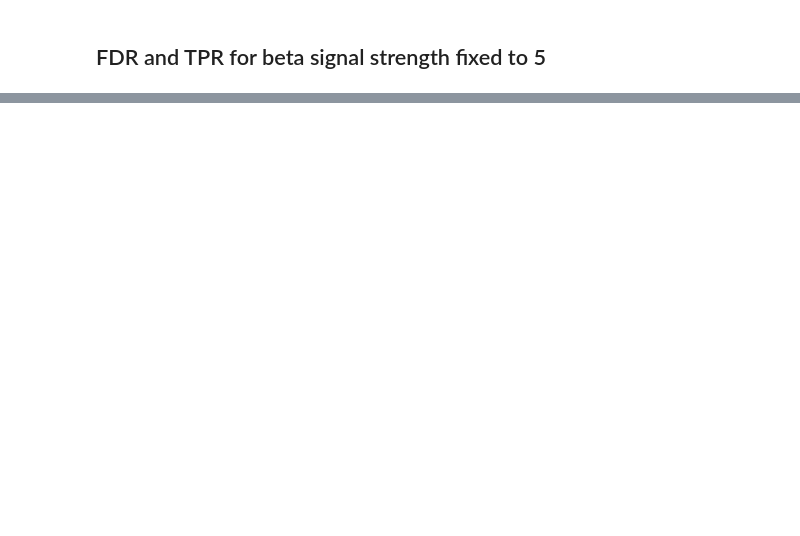
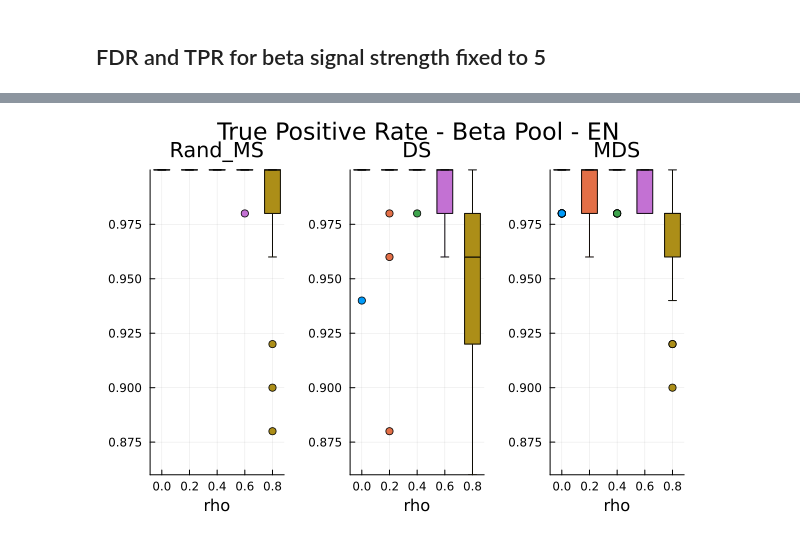
Before and after one commit to marcoelba/SelectiveInference, a Jupyter notebook: src/experiments/notebooks_new/paper_analysis_replication.ipynb, the cells around one changed output, grey strips where cells are left out. Saved outputs shown, nothing was run; the diff lists cells and outputs as text; code cells hidden in the pictures; blank space fills up the shorter version.

```diff
--- a/src/experiments/notebooks_new/paper_analysis_replication.ipynb
+++ b/src/experiments/notebooks_new/paper_analysis_replication.ipynb
@@ -51,0 +78,6 @@ grouped_boxplot(df=df, group_var=:rho, var_columns=tpr_columns,
+# %%
+grouped_boxplot(df=df, group_var=:rho, var_columns=tpr_columns,
+    title_plot="True Positive Rate - Beta Pool - EN", sub_titles=methods_to_evaluate
+)
+# %% [output]
+[figure, added]
```
Also changed, not shown: parts of 16 cells of this notebook, 2 other files.
